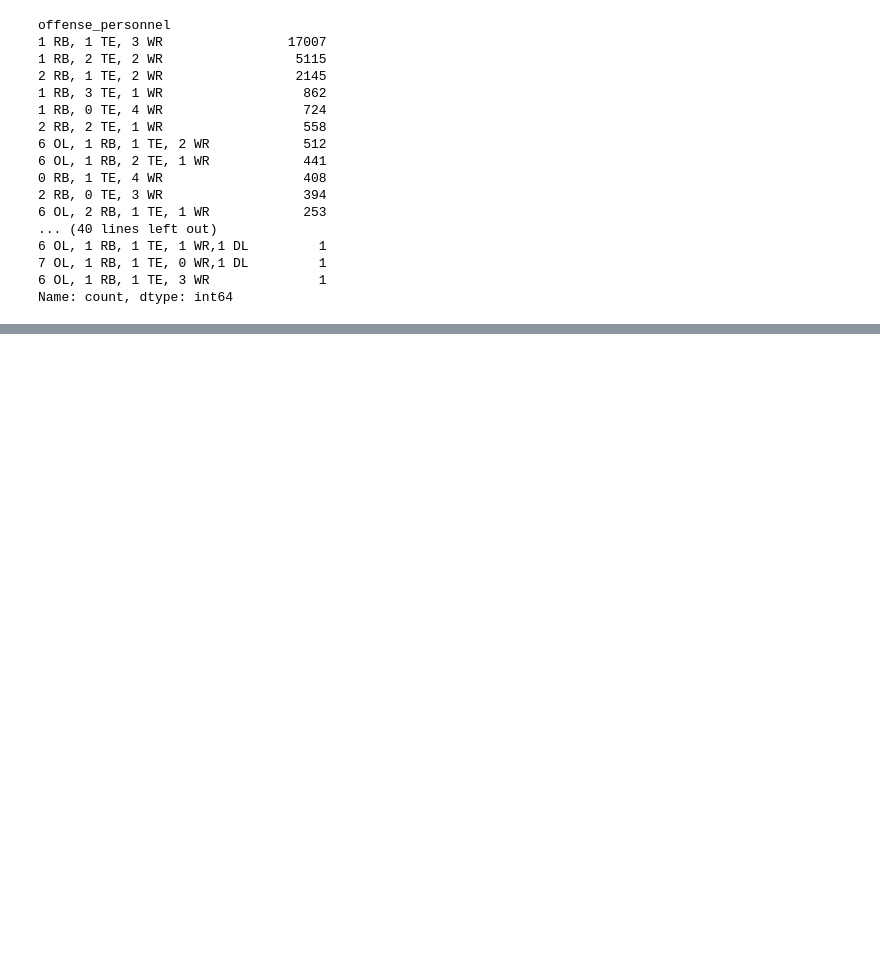
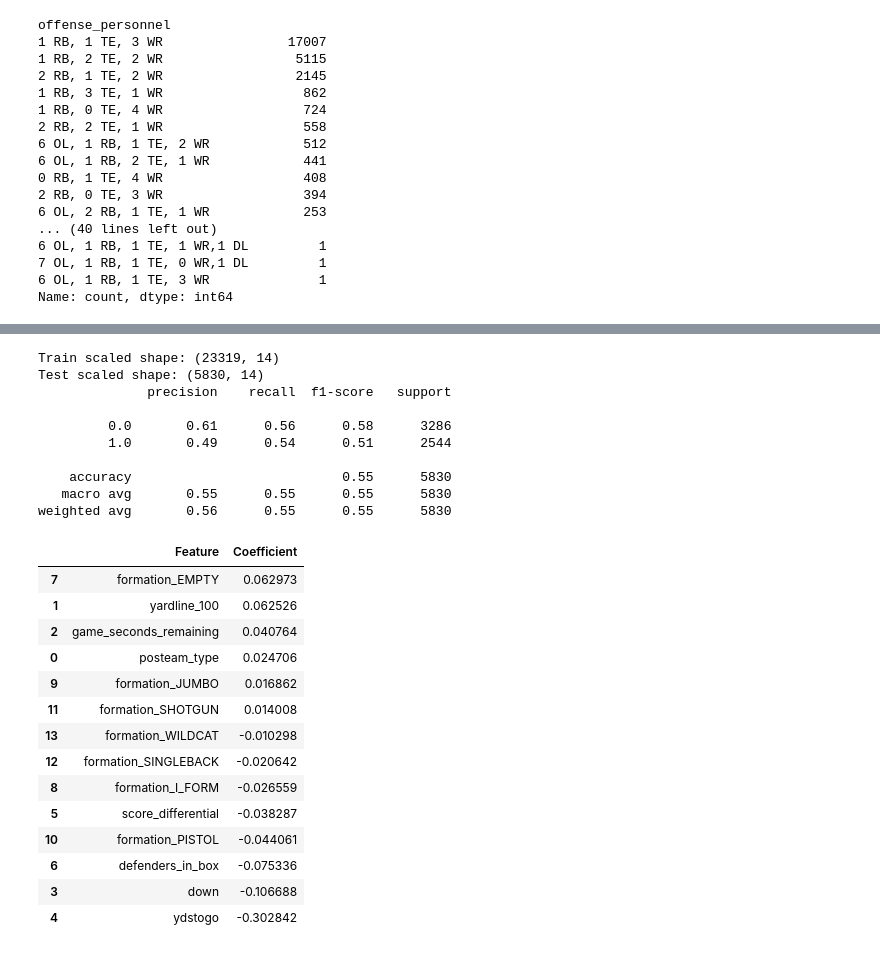
Before and after one commit to colin-seiler/NFL_SuccessWatch, a Jupyter notebook: notebooks/eda1.ipynb, the cells around one changed output, grey strips where cells are left out. Drawn from its saved outputs; the diff is of its cells as text; code cells hidden in the pictures; blank space fills up the shorter version.

Commit message:
create models to test prediction and lay groundwork

```diff
--- a/notebooks/eda1.ipynb
+++ b/notebooks/eda1.ipynb
@@ -175,0 +240,20 @@ for item in test:
+# %%
+X = model_1_df.drop(columns=['success'])
+y = model_1_df['success']
+
+X_train, X_test, y_train, y_test = train_test_split(X, y, test_size=0.2, random_state=42, stratify=y)
+
+
+scaler = StandardScaler()
+X_train_scaled = scaler.fit_transform(X_train)
+X_test_scaled = scaler.transform(X_test)
+
+for k in range(1, 30):
+    knn = KNeighborsClassifier(n_neighbors=k)
+    knn.fit(X_train_scaled, y_train)
+
+    y_pred = knn.predict(X_test_scaled)
+    acc = accuracy_score(y_test, y_pred)
+
+    print(f"\nK = {k} | Test Accuracy: {acc:.3f}")
+    cm = confusion_matrix(y_test, y_pred)
@@ -175,0 +333,50 @@ for item in test:
+# %%
+X_2 = model_1_df.drop(columns=['QB','RB','TE','OL','WR','OTHER','success'])
+y_2 = model_1_df['success']
+
+X_2_train, X_2_test, y_2_train, y_2_test = train_test_split(X_2, y_2, test_size=0.2, random_state=42, stratify=y)
+
+scaler = StandardScaler()
+X_2_train_scaled = scaler.fit_transform(X_2_train)
+X_2_test_scaled = scaler.transform(X_2_test)
+
+print("Train scaled shape:", X_2_train_scaled.shape)
+print("Test scaled shape:", X_2_test_scaled.shape)
+
+log_reg_2 = LogisticRegression(max_iter=1000, solver='lbfgs', class_weight='balanced')
+log_reg_2.fit(X_2_train_scaled, y_2_train)
+y_2_pred = log_reg_2.predict(X_2_test_scaled)
+
+print(classification_report(y_2_test, y_2_pred))
+
+import pandas as pd
+pd.DataFrame({
+    'Feature': X_2.columns,
+    'Coefficient': log_reg_2.coef_[0]
+}).sort_values('Coefficient', ascending=False)
+# %% [output]
+Train scaled shape: (23319, 14)
+Test scaled shape: (5830, 14)
+              precision    recall  f1-score   support
+
+         0.0       0.61      0.56      0.58      3286
+         1.0       0.49      0.54      0.51      2544
+
+    accuracy                           0.55      5830
+   macro avg       0.55      0.55      0.55      5830
+weighted avg       0.56      0.55      0.55      5830
+|  | Feature | Coefficient |
+| 7 | formation_EMPTY | 0.062973 |
+| 1 | yardline_100 | 0.062526 |
+| 2 | game_seconds_remaining | 0.040764 |
+| 0 | posteam_type | 0.024706 |
+| 9 | formation_JUMBO | 0.016862 |
+| 11 | formation_SHOTGUN | 0.014008 |
+| 13 | formation_WILDCAT | -0.010298 |
+| 12 | formation_SINGLEBACK | -0.020642 |
+| 8 | formation_I_FORM | -0.026559 |
+| 5 | score_differential | -0.038287 |
+| 10 | formation_PISTOL | -0.044061 |
+| 6 | defenders_in_box | -0.075336 |
+| 3 | down | -0.106688 |
+| 4 | ydstogo | -0.302842 |
```
Also changed, not shown: parts of 20 cells of this notebook.
